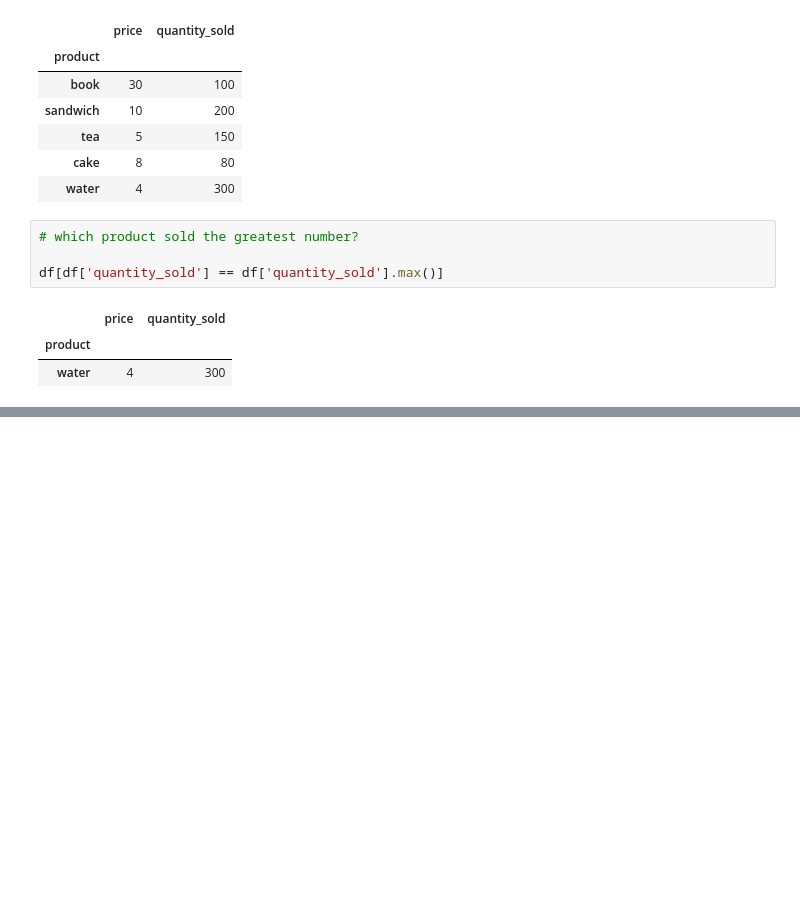
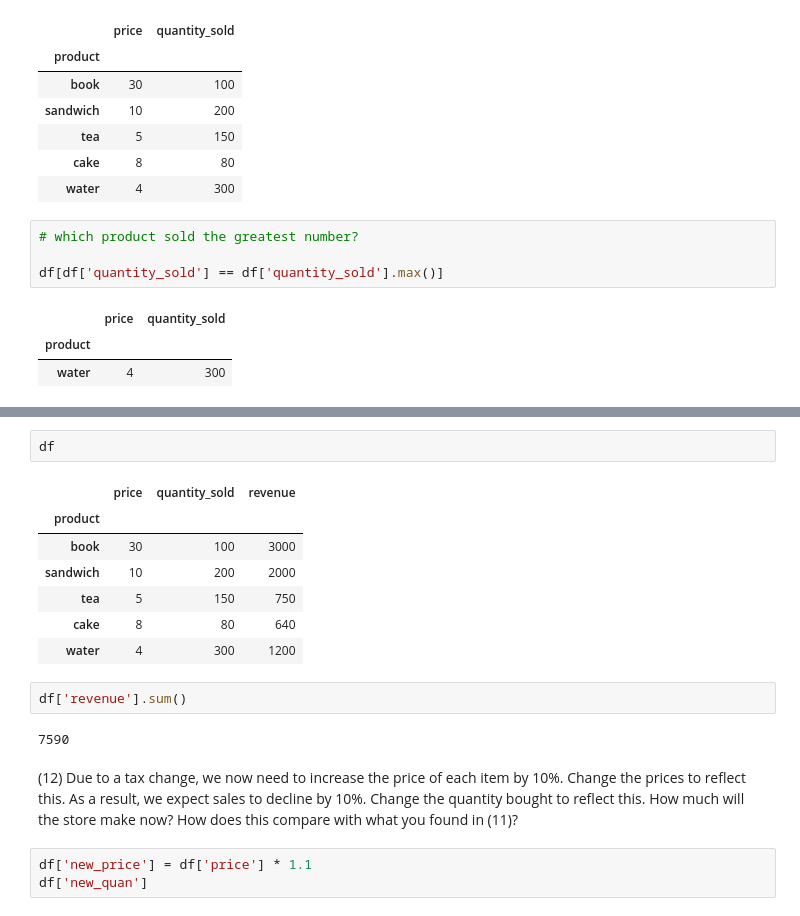
Before and after one commit to ramlaxman/cisco-data-science-2020-sept, a Jupyter notebook: Cisco — 2020 September 22.ipynb, the cells around one changed output, grey strips where cells are left out. Drawn from its saved outputs; the diff is of its cells as text; blank space fills up the shorter version.

```diff
--- a/Cisco — 2020 September 22.ipynb
+++ b/Cisco — 2020 September 22.ipynb
@@ -1674,0 +1694,24 @@ df[df['quantity_sold'] == df['quantity_sold'].max()]
+# %%
+df
+# %% [output]
+|  | price | quantity_sold | revenue |
+| product |  |  |  |
+| book | 30 | 100 | 3000 |
+| sandwich | 10 | 200 | 2000 |
+| tea | 5 | 150 | 750 |
+| cake | 8 | 80 | 640 |
+| water | 4 | 300 | 1200 |
+# %%
+df['revenue'].sum()
+# %% [output]
+7590
+# %% [markdown]
+
+(12) Due to a tax change, we now need to increase the price of each
+    item by 10%.  Change the prices to reflect this.  As a result, we
+    expect sales to decline by 10%.  Change the quantity bought to reflect
+    this.  How much will the store make now?  How does this compare with
+    what you found in (11)?
+# %%
+df['new_price'] = df['price'] * 1.1
+df['new_quan']
```
Also changed, not shown: parts of 2 cells of this notebook.
